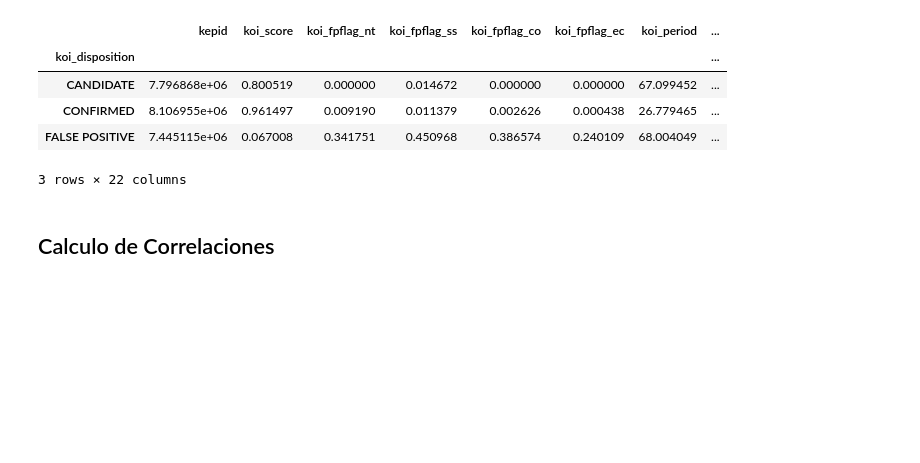
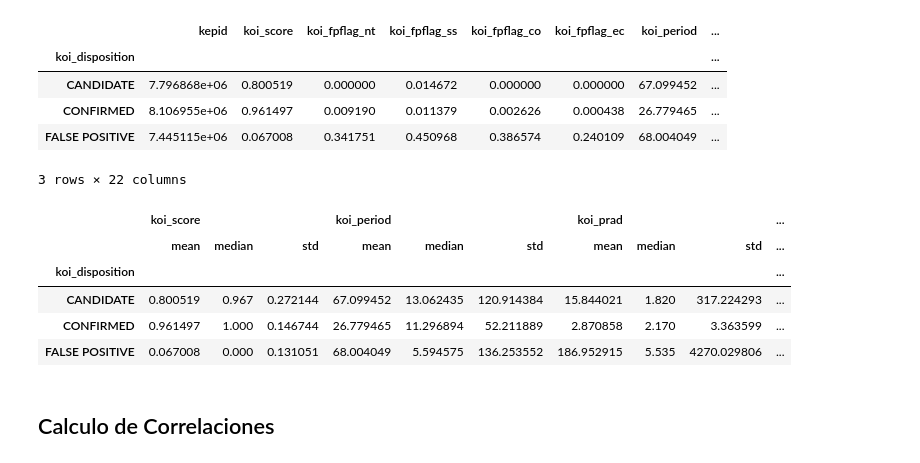
Before and after one commit to lvalencia232/KeplerExoplanet, a Jupyter notebook: kepler_exoplanet.ipynb, the cells around one changed output. Saved outputs shown, nothing was run; the diff lists cells and outputs as text; code cells hidden in the pictures; blank space fills up the shorter version.

```diff
--- a/kepler_exoplanet.ipynb
+++ b/kepler_exoplanet.ipynb
@@ -532,6 +613,23 @@ group_stats
 | CONFIRMED | 8.106955e+06 | 0.961497 | 0.009190 | 0.011379 | 0.002626 | 0.000438 | 26.779465 | ... |
 | FALSE POSITIVE | 7.445115e+06 | 0.067008 | 0.341751 | 0.450968 | 0.386574 | 0.240109 | 68.004049 | ... |
 3 rows × 22 columns
+# %%
+vars_interes = ['koi_score', 'koi_period', 'koi_prad', 'koi_teq', 'koi_insol']
+
+group_stats = (
+    df_copy2
+    .groupby('koi_disposition')[vars_interes]
+    .agg(['mean', 'median', 'std'])
+)
+
+group_stats
+# %% [output]
+|  | koi_score |  |  | koi_period |  |  | koi_prad |  |  | ... |
+|  | mean | median | std | mean | median | std | mean | median | std | ... |
+| koi_disposition |  |  |  |  |  |  |  |  |  | ... |
+| CANDIDATE | 0.800519 | 0.967 | 0.272144 | 67.099452 | 13.062435 | 120.914384 | 15.844021 | 1.820 | 317.224293 | ... |
+| CONFIRMED | 0.961497 | 1.000 | 0.146744 | 26.779465 | 11.296894 | 52.211889 | 2.870858 | 2.170 | 3.363599 | ... |
+| FALSE POSITIVE | 0.067008 | 0.000 | 0.131051 | 68.004049 | 5.594575 | 136.253552 | 186.952915 | 5.535 | 4270.029806 | ... |
 # %% [markdown]
 ## Calculo de Correlaciones
 # %%
```
Also changed, not shown: parts of 8 cells of this notebook.
